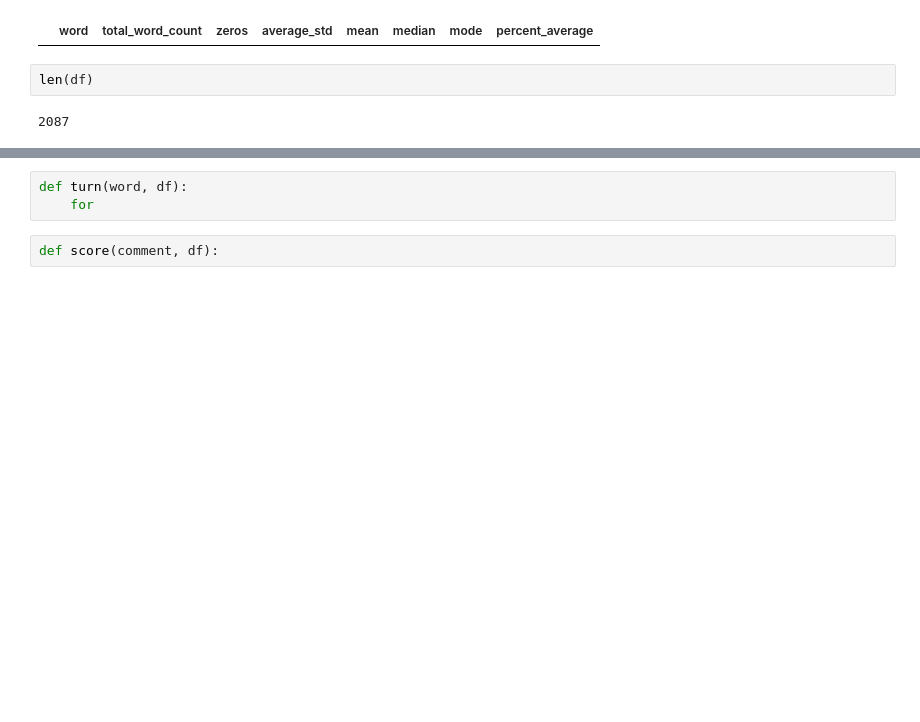
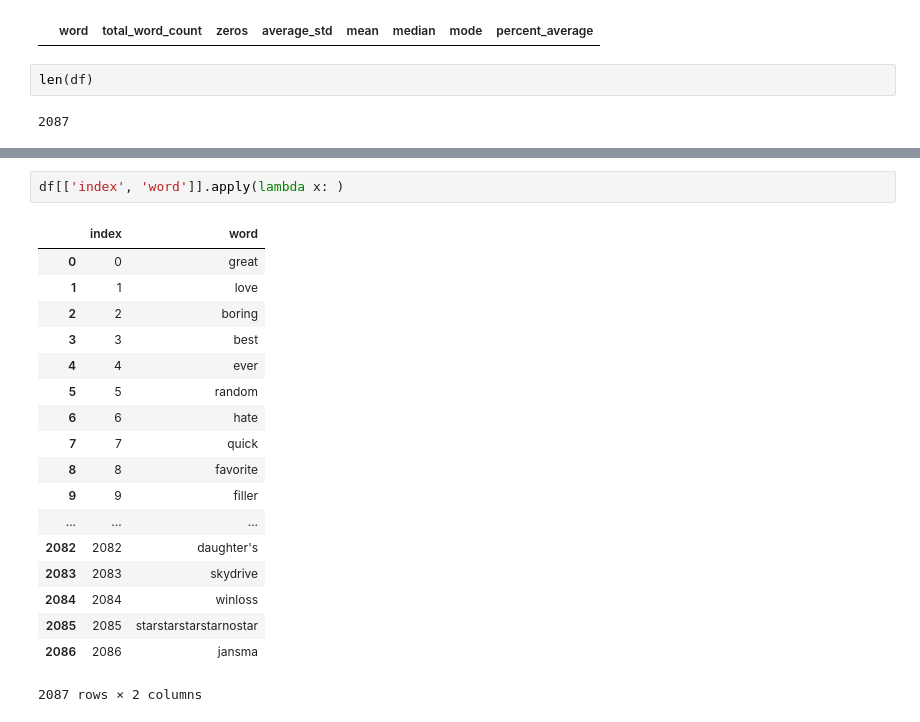
Before and after one commit to matthewgiem/boardgame_sentiment_analysis, a Jupyter notebook: Thursdays Work.ipynb, the cells around one changed output, grey strips where cells are left out. Drawn from its saved outputs; the diff is of its cells as text; blank space fills up the shorter version.

```diff
--- a/Thursdays Work.ipynb
+++ b/Thursdays Work.ipynb
@@ -168,5 +253,21 @@ df.head()
-# %%
-def turn(word, df):
-    for
-# %%
-def score(comment, df):
+# %%
+df[['index', 'word']].apply(lambda x: )
+# %% [output]
+|  | index | word |
+| 0 | 0 | great |
+| 1 | 1 | love |
+| 2 | 2 | boring |
+| 3 | 3 | best |
+| 4 | 4 | ever |
+| 5 | 5 | random |
+| 6 | 6 | hate |
+| 7 | 7 | quick |
+| 8 | 8 | favorite |
+| 9 | 9 | filler |
+| ... | ... | ... |
+| 2082 | 2082 | daughter's |
+| 2083 | 2083 | skydrive |
+| 2084 | 2084 | winloss |
+| 2085 | 2085 | starstarstarstarnostar |
+| 2086 | 2086 | jansma |
+2087 rows × 2 columns
```
Also changed, not shown: parts of 9 cells of this notebook.
